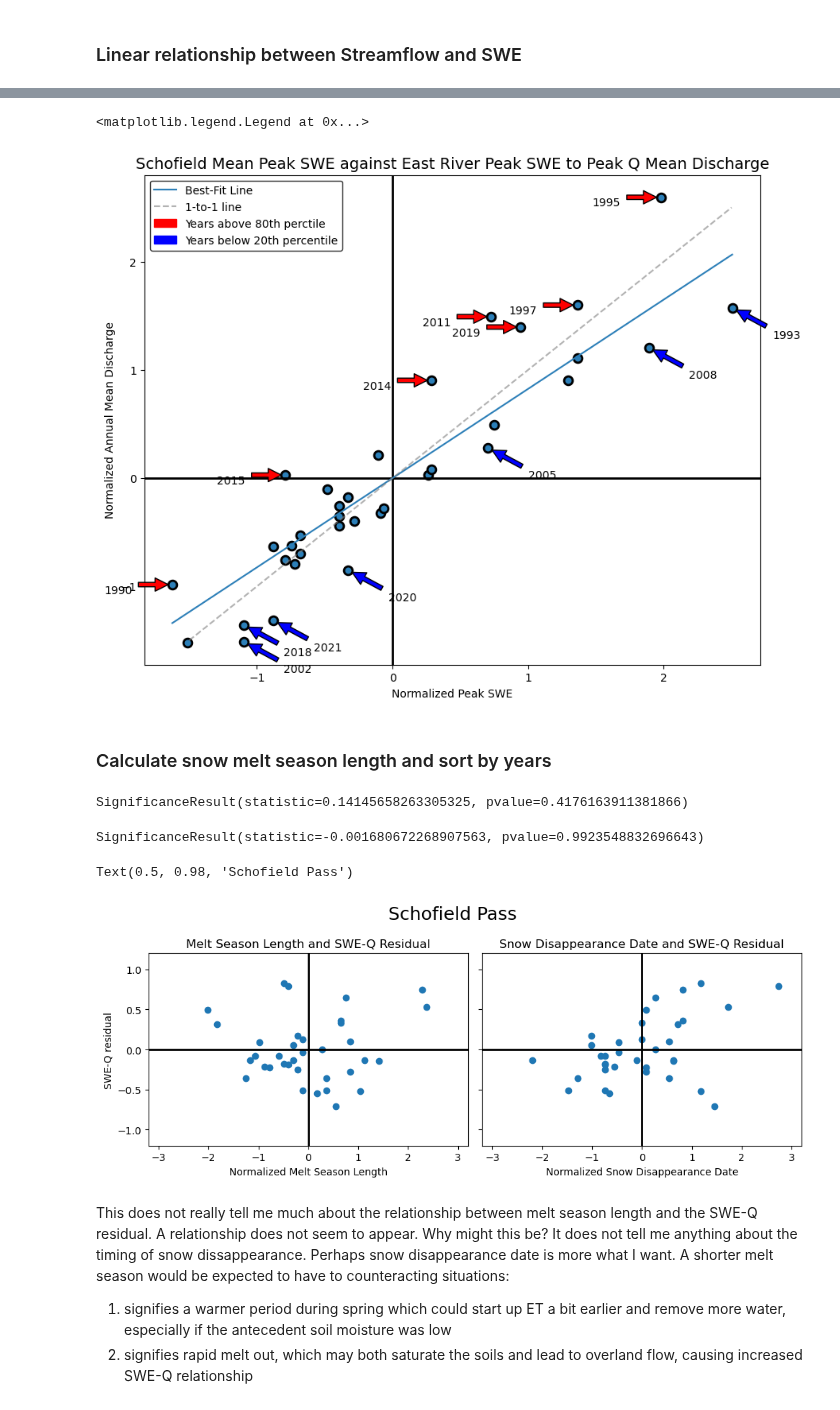
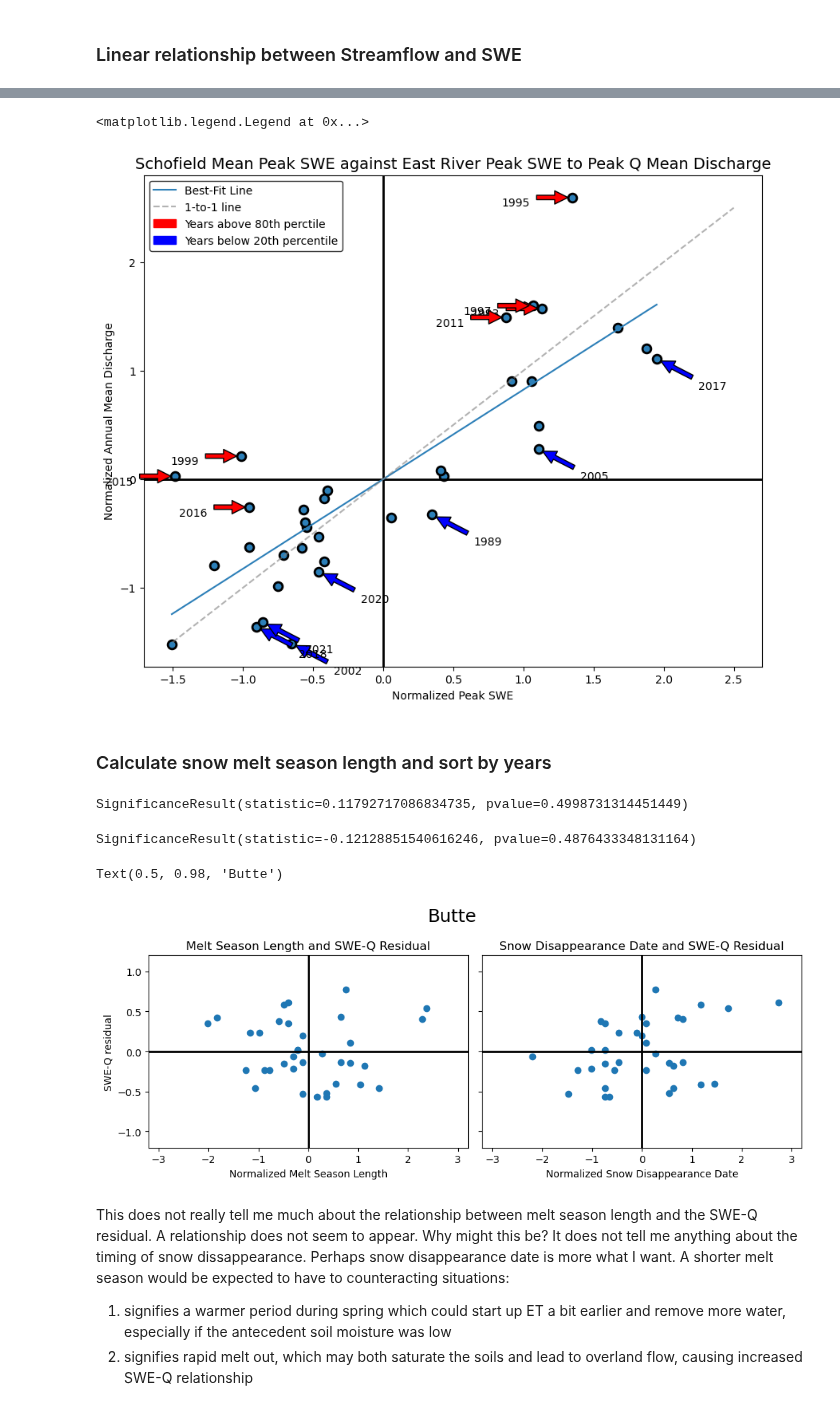
Before and after one commit to dlhogan97/Spring-Precipitation-Effect-CO-River, a Jupyter notebook: notebooks/East_River_Analysis/annual_water_flux_rank.ipynb, the cells around one changed output, grey strips where cells are left out. Drawn from its saved outputs; the diff is of its cells as text; code cells hidden in the pictures.

```diff
--- a/notebooks/East_River_Analysis/annual_water_flux_rank.ipynb
+++ b/notebooks/East_River_Analysis/annual_water_flux_rank.ipynb
@@ -183,7 +161,7 @@ alpha = 0.05
 c = (1 - alpha)
 
 # Create regression line and residuals
-X = normalized_sntl_peak_swe['WTEQ']
+X = normalized_april_1_swe['WTEQ']
 y_predicted = intercept + slope*X
 residual = (normalized_er_apr1_sep30_q-y_predicted)
 
@@ -226,7 +204,7 @@ residual=residual.dropna()
 idx_20th_percentile = (residual[residual < np.percentile(residual,20)].index).astype(int)
 idx_80th_percentile = (residual[residual > np.percentile(residual,80)].index).astype(int)
 
-ax.scatter(normalized_sntl_peak_swe, normalized_er_apr1_sep30_q, color=colors[0], edgecolor='k', s=60, lw=2)
+ax.scatter(normalized_april_1_swe, normalized_er_apr1_sep30_q, color=colors[0], edgecolor='k', s=60, lw=2)
 ax.axhline(0, color='k', lw=2)
 ax.axvline(0, color='k', lw=2)
 ax.plot([X.min(),X.max()], intercept+slope*np.array([X.min(),X.max()]), color=colors[0], label='Best-Fit Line')
@@ -239,31 +217,31 @@ ax.plot([-1.5,2.5],[-1.5,2.5], label='1-to-1 line', color='grey', ls='--', alpha
 for i,idx in enumerate(idx_20th_percentile):
 
     ax.annotate(str(idx),
-                    (normalized_sntl_peak_swe.loc[idx], normalized_er_apr1_sep30_q.loc[idx]),
-                    (normalized_sntl_peak_swe.loc[idx]+0.4, normalized_er_apr1_sep30_q.loc[idx]-0.2),
+                    (normalized_april_1_swe.loc[idx], normalized_er_apr1_sep30_q.loc[idx]),
+                    (normalized_april_1_swe.loc[idx]+0.4, normalized_er_apr1_sep30_q.loc[idx]-0.2),
                     arrowprops=dict(facecolor='blue', shrink=0.1),
                     horizontalalignment='center', verticalalignment='top',)
 
 for i,idx in enumerate(idx_80th_percentile):
     if idx == 2001:
         ax.annotate(str(idx),
-                (normalized_sntl_peak_swe.loc[idx], normalized_er_apr1_sep30_q.loc[idx]),
-                (normalized_sntl_peak_swe.loc[idx], normalized_er_apr1_sep30_q.loc[idx]-0.4),
+                (normalized_april_1_swe.loc[idx], normalized_er_apr1_sep30_q.loc[idx]),
+                (normalized_april_1_swe.loc[idx], normalized_er_apr1_sep30_q.loc[idx]-0.4),
                 arrowprops=dict(facecolor='red', shrink=0.1),
                 horizontalalignment='center', verticalalignment='top',)
 
     else:
         ax.annotate(str(idx),
-                (normalized_sntl_peak_swe.loc[idx], normalized_er_apr1_sep30_q.loc[idx]),
-                (normalized_sntl_peak_swe.loc[idx]-0.4, normalized_er_apr1_sep30_q.loc[idx]),
+                (normalized_april_1_swe.loc[idx], normalized_er_apr1_sep30_q.loc[idx]),
+                (normalized_april_1_swe.loc[idx]-0.4, normalized_er_apr1_sep30_q.loc[idx]),
                 arrowprops=dict(facecolor='red', shrink=0.1),
                 horizontalalignment='center', verticalalignment='top',)
 
 ax.arrow([],[],[],[], color='red', label='Years above 80th perctile',width=0.1)
 ax.arrow([],[],[],[], color='blue', label='Years below 20th percentile',width=0.1)
-ax.set_xlabel('Normalized Peak SWE')
+ax.set_xlabel('Normalized April 1 SWE')
 ax.set_ylabel('Normalized Annual Mean Discharge')
-ax.set_title('(a) Butte Mean Peak SWE against East River Peak SWE to Peak Q Mean Discharge', size=14)
+ax.set_title('(a) Butte Mean Arl 1 SWE against\nEast River Apr 1 to Sep 30 Mean Discharge', size=14)
 ax.legend(edgecolor='k', facecolor='white')
 # %% [output]
 <matplotlib.legend.Legend at 0x...>
@@ -275,7 +253,7 @@ alpha = 0.05
 c = (1 - alpha)
 
 # Create regression line and residuals
-X = normalized_sntl_peak_swe['WTEQ']
+X = normalized_schofield_april_1_swe
 y_predicted = intercept + slope*X
 residual_schofield = (normalized_er_apr1_sep30_q-y_predicted)
 
@@ -317,7 +295,7 @@ colors = ['#2c7fb8','#7fcdbb']
 idx_20th_percentile = (residual_schofield[residual_schofield < np.percentile(residual_schofield,20)].index).astype(int)
 idx_80th_percentile = (residual_schofield[residual_schofield > np.percentile(residual_schofield,80)].index).astype(int)
 
-ax.scatter(normalized_sntl_peak_swe, normalized_er_apr1_sep30_q, color=colors[0], edgecolor='k', s=60, lw=2)
+ax.scatter(normalized_schofield_april_1_swe, normalized_er_apr1_sep30_q, color=colors[0], edgecolor='k', s=60, lw=2)
 ax.axhline(0, color='k', lw=2)
 ax.axvline(0, color='k', lw=2)
 ax.plot([X.min(),X.max()], intercept+slope*np.array([X.min(),X.max()]), color=colors[0], label='Best-Fit Line')
@@ -325,40 +303,40 @@ ax.plot([-1.5,2.5],[-1.5,2.5], label='1-to-1 line', color='grey', ls='--', alpha
 # ax.plot(p_x, p_y_lower, color=colors[1], ls='--', label='Upper/Lower 90% Confidence Bound')
 # ax.plot(p_x, p_y_upper, color=colors[1], ls='--', )
 # ax.fill_between(p_x, p_y_lower,p_y_upper, color=colors[1], alpha=0.3)
 
 
 for i,idx in enumerate(idx_20th_percentile):
 
     ax.annotate(str(idx),
-                    (normalized_sntl_peak_swe.loc[idx], normalized_er_apr1_sep30_q.loc[idx]),
-                    (normalized_sntl_peak_swe.loc[idx]+0.4, normalized_er_apr1_sep30_q.loc[idx]-0.2),
+                    (normalized_schofield_april_1_swe.loc[idx], normalized_er_apr1_sep30_q.loc[idx]),
+                    (normalized_schofield_april_1_swe.loc[idx]+0.4, normalized_er_apr1_sep30_q.loc[idx]-0.2),
                     arrowprops=dict(facecolor='blue', shrink=0.1),
                     horizontalalignment='center', verticalalignment='top',)
 
 for i,idx in enumerate(idx_80th_percentile):
     if idx == 2001:
         ax.annotate(str(idx),
-                (normalized_sntl_peak_swe.loc[idx], normalized_er_apr1_sep30_q.loc[idx]),
-                (normalized_sntl_peak_swe.loc[idx], normalized_er_apr1_sep30_q.loc[idx]-0.4),
+                (normalized_schofield_april_1_swe.loc[idx], normalized_er_apr1_sep30_q.loc[idx]),
+                (normalized_schofield_april_1_swe.loc[idx], normalized_er_apr1_sep30_q.loc[idx]-0.4),
                 arrowprops=dict(facecolor='red', shrink=0.1),
                 horizontalalignment='center', verticalalignment='top',)
 
     else:
         ax.annotate(str(idx),
-                (normalized_sntl_peak_swe.loc[idx], normalized_er_apr1_sep30_q.loc[idx]),
-                (normalized_sntl_peak_swe.loc[idx]-0.4, normalized_er_apr1_sep30_q.loc[idx]),
+                (normalized_schofield_april_1_swe.loc[idx], normalized_er_apr1_sep30_q.loc[idx]),
+                (normalized_schofield_april_1_swe.loc[idx]-0.4, normalized_er_apr1_sep30_q.loc[idx]),
                 arrowprops=dict(facecolor='red', shrink=0.1),
                 horizontalalignment='center', verticalalignment='top',)
 
 ax.arrow([],[],[],[], color='red', label='Years above 80th perctile',width=0.1)
 ax.arrow([],[],[],[], color='blue', label='Years below 20th percentile',width=0.1)
 ax.set_xlabel('Normalized Peak SWE')
 ax.set_ylabel('Normalized Annual Mean Discharge')
 ax.set_title('Schofield Mean Peak SWE against East River Peak SWE to Peak Q Mean Discharge', size=14)
 ax.legend(edgecolor='k', facecolor='white')
 # %% [output]
 <matplotlib.legend.Legend at 0x...>
-[figure, old version]
+[figure, new version]
 # %%
 sorted_residual = residual.sort_values()
 # %% [markdown]
@@ -401,12 +376,12 @@ norm_melt_season_sorted = norm_melt_season_len.sort_values()
 # Spearman rank coefficent for melt season length
 stats.spearmanr(norm_melt_season_sorted.index, sorted_residual.index)
 # %% [output]
-SignificanceResult(statistic=0.14145658263305325, pvalue=0.4176163911381866)
+SignificanceResult(statistic=0.11792717086834735, pvalue=0.4998731314451449)
 # %%
 # Spearman rank coefficent for snow disappearance date
 stats.spearmanr(norm_sdd.sort_values().index, sorted_residual.index)
 # %% [output]
-SignificanceResult(statistic=-0.001680672268907563, pvalue=0.9923548832696643)
+SignificanceResult(statistic=-0.12128851540616246, pvalue=0.4876433348131164)
 # %%
 fig, axs = plt.subplots(ncols=2, tight_layout=True, figsize=(10,4), sharey=True)
 
@@ -427,10 +402,10 @@ axs[1].set_xlim(-3.2,3.2)
 axs[1].set_ylim(-1.2,1.2)
 axs[1].set_title('Snow Disappearance Date and SWE-Q Residual', size=12)
 
-fig.suptitle('Schofield Pass', size=18)
+fig.suptitle('Butte', size=18)
 # %% [output]
-Text(0.5, 0.98, 'Schofield Pass')
+Text(0.5, 0.98, 'Butte')
-[figure, old version]
+[figure, new version]
 # %% [markdown]
 This does not really tell me much about the relationship between melt season length and the SWE-Q residual. A relationship does not seem to appear. Why might this be? It does not tell me anything about the timing of snow dissappearance. Perhaps snow disappearance date is more what I want. A shorter melt season would be expected to have to counteracting situations:
 1) signifies a warmer period during spring which could start up ET a bit earlier and remove more water, especially if the antecedent soil moisture was low
```
Also changed, not shown: parts of 34 cells of this notebook, 8 other files.
